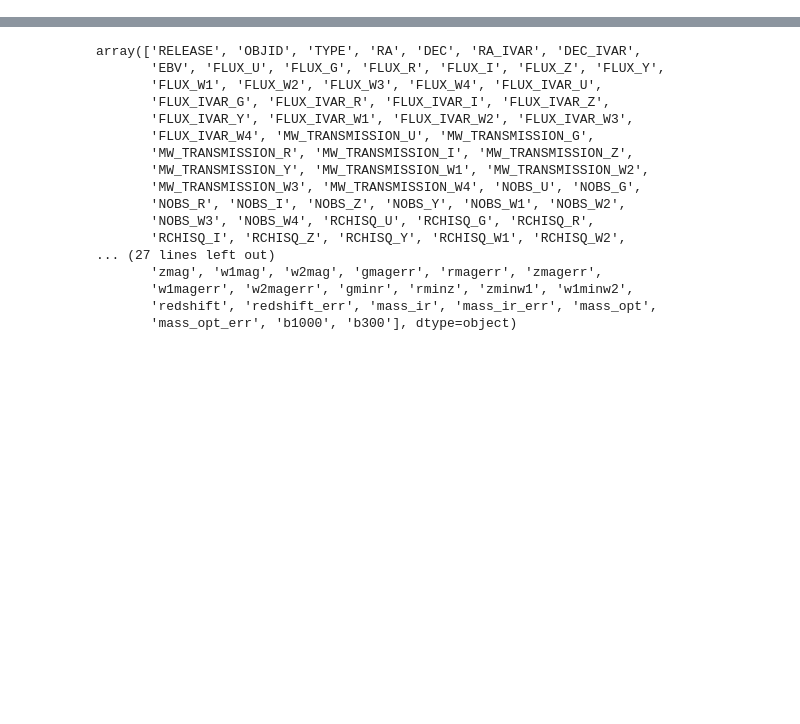
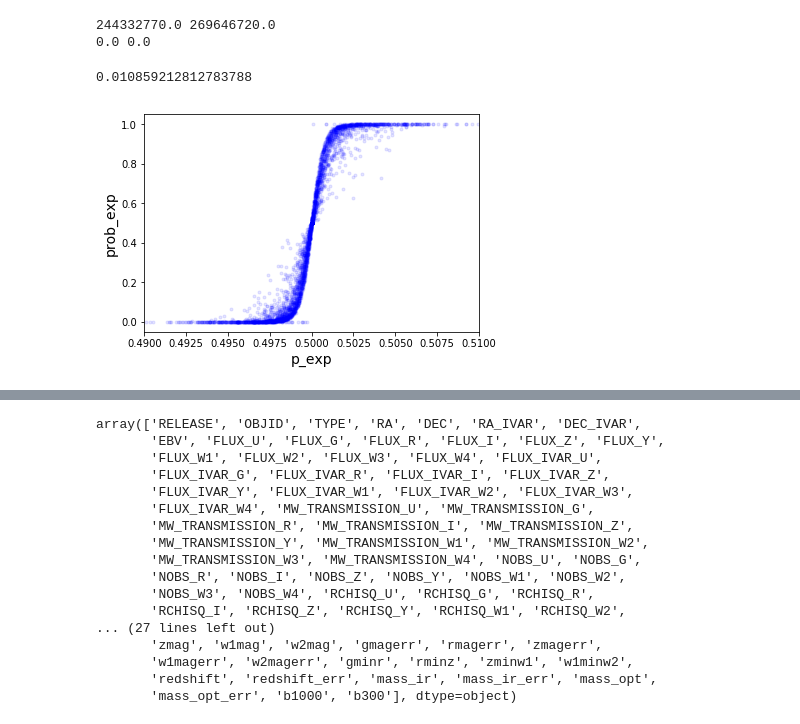
Before and after one commit to AlanPearl/margaret, a Jupyter notebook: notebooks/RedshiftAnalysis.ipynb, the cells around one changed output, grey strips where cells are left out. Drawn from its saved outputs; the diff is of its cells as text; code cells hidden in the pictures; blank space fills up the shorter version.

```diff
--- a/notebooks/RedshiftAnalysis.ipynb
+++ b/notebooks/RedshiftAnalysis.ipynb
@@ -20,3 +68,27 @@ plt.hist(decals["DCHISQ"][:,3], bins=500);
+# %%
+prob_exp = np.ones(len(decals)) * 0.5
+prob_dev = np.exp( -0.5 * decals["DCHISQ_DEV"][mask_chisq] )
+prob_exp[mask_chisq] = np.exp( -0.5 * decals["DCHISQ_EXP"][mask_chisq] )
+print(decals["DCHISQ_DEV"].max(), decals["DCHISQ_EXP"].max())
+print(prob_dev.min(), prob_exp.min())
+prob_exp[mask_chisq] /= (prob_exp[mask_chisq] + prob_dev )
+# %% [output]
+244332770.0 269646720.0
+0.0 0.0
+# %%
+(~mask_chisq).sum()/(mask_chisq).sum()
+# %% [output]
+0.010859212812783788
+# %%
+prob_exp = np.ones(len(decals)) * 0.5
+prob_exp[mask_chisq] = np.exp( -0.5 * decals["DCHISQ_EXP"][mask_chisq] )
+prob_exp[mask_chisq] /= (prob_exp[mask_chisq] +
+        np.exp( -0.5 * decals["DCHISQ_DEV"][mask_chisq] ))
+# %%
+plt.plot(p,prob_exp,"b.",alpha=.1)
+plt.xlim([.49,.51]); plt.xlabel("p_exp", fontsize=14); plt.ylabel("prob_exp", fontsize=14);
+# %% [output]
+[figure, added]
 # %%
 import importdata
 import MachineLearning as ML
```
Also changed, not shown: parts of 7 cells of this notebook, 2 other files.
